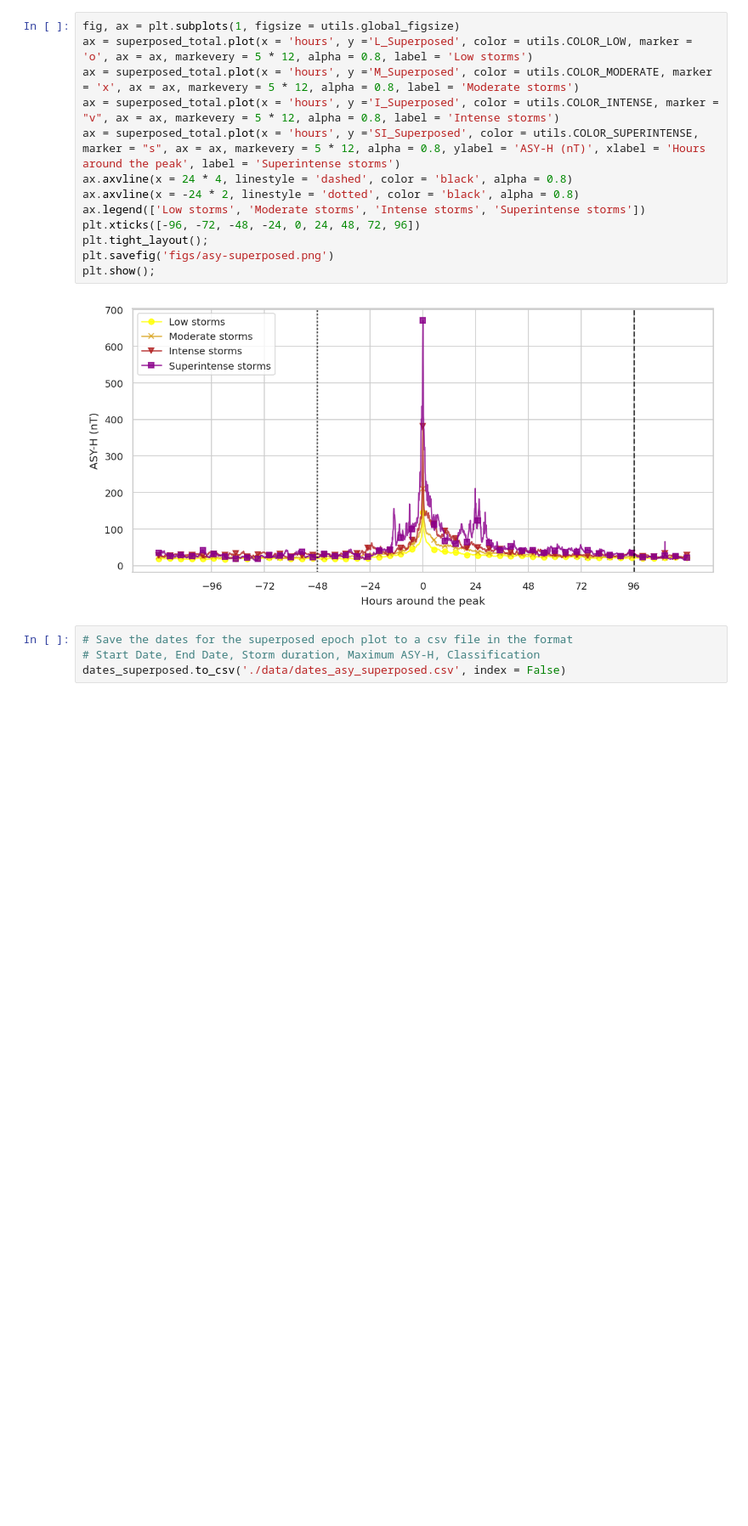
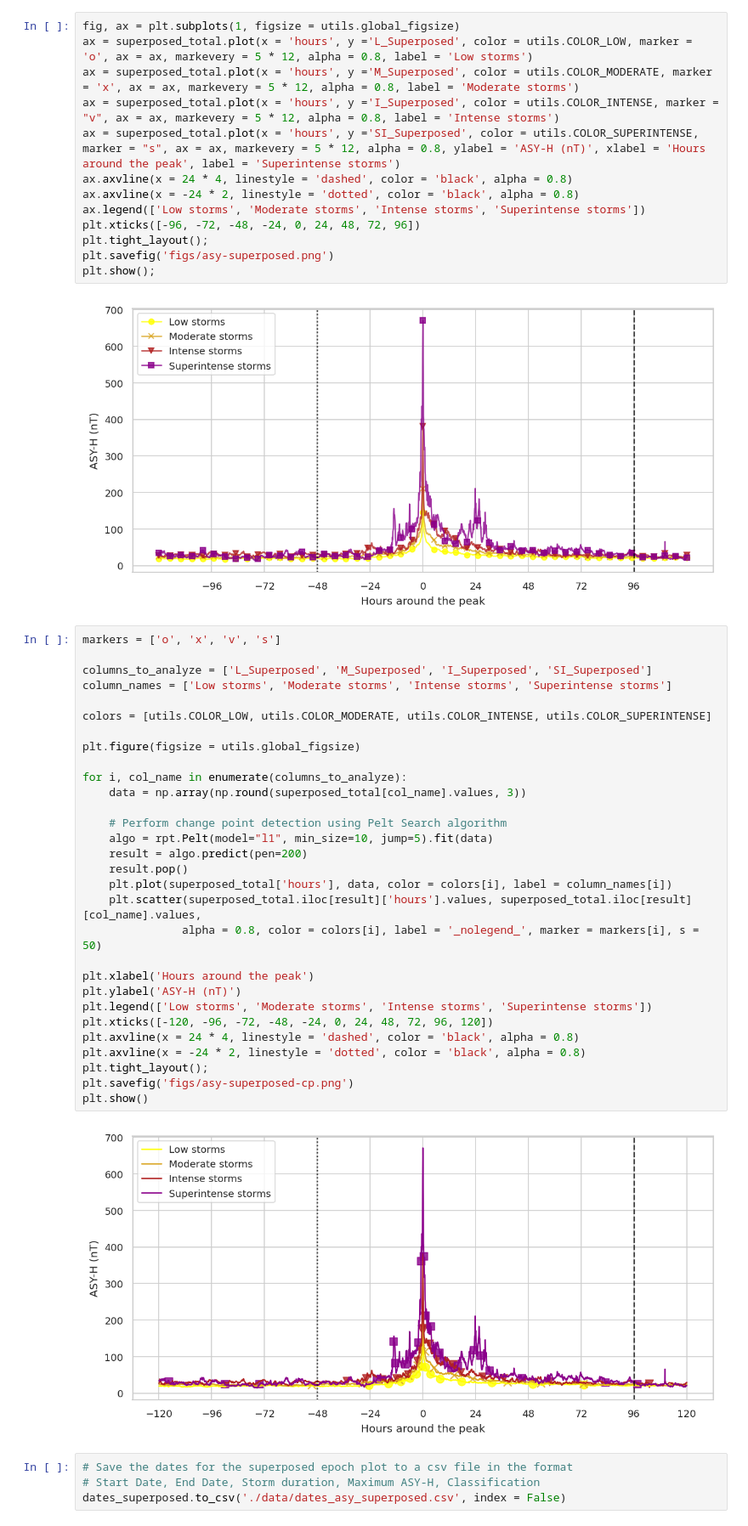
Before and after one commit to Redxgit/classifying-bounding-gstorms, a Jupyter notebook: 2b-Storms-ASY-superposed.ipynb, the cells around one changed output. Shown at 85% size. Drawn from its saved outputs; the diff is of its cells as text; blank space fills up the shorter version.

```diff
--- a/2b-Storms-ASY-superposed.ipynb
+++ b/2b-Storms-ASY-superposed.ipynb
@@ -375,6 +376,38 @@ plt.savefig('figs/asy-superposed.png')
 plt.show();
 # %% [output]
 [figure]
+# %%
+markers = ['o', 'x', 'v', 's']
+
+columns_to_analyze = ['L_Superposed', 'M_Superposed', 'I_Superposed', 'SI_Superposed']
+column_names = ['Low storms', 'Moderate storms', 'Intense storms', 'Superintense storms']
+
+colors = [utils.COLOR_LOW, utils.COLOR_MODERATE, utils.COLOR_INTENSE, utils.COLOR_SUPERINTENSE]
+
+plt.figure(figsize = utils.global_figsize)
+
+for i, col_name in enumerate(columns_to_analyze):
+    data = np.array(np.round(superposed_total[col_name].values, 3))
+
+    # Perform change point detection using Pelt Search algorithm
+    algo = rpt.Pelt(model="l1", min_size=10, jump=5).fit(data)
+    result = algo.predict(pen=200)
+    result.pop()
+    plt.plot(superposed_total['hours'], data, color = colors[i], label = column_names[i])
+    plt.scatter(superposed_total.iloc[result]['hours'].values, superposed_total.iloc[result][col_name].values,
+               alpha = 0.8, color = colors[i], label = '_nolegend_', marker = markers[i], s = 50)
+
+plt.xlabel('Hours around the peak')
+plt.ylabel('ASY-H (nT)')
+plt.legend(['Low storms', 'Moderate storms', 'Intense storms', 'Superintense storms'])
+plt.xticks([-120, -96, -72, -48, -24, 0, 24, 48, 72, 96, 120])
+plt.axvline(x = 24 * 4, linestyle = 'dashed', color = 'black', alpha = 0.8)
+plt.axvline(x = -24 * 2, linestyle = 'dotted', color = 'black', alpha = 0.8)
+plt.tight_layout();
+plt.savefig('figs/asy-superposed-cp.png')
+plt.show()
+# %% [output]
+[figure, added]
 # %%
 # Save the dates for the superposed epoch plot to a csv file in the format
 # Start Date, End Date, Storm duration, Maximum ASY-H, Classification
```
Also changed, not shown: parts of 1 cell of this notebook, 4 other files.
